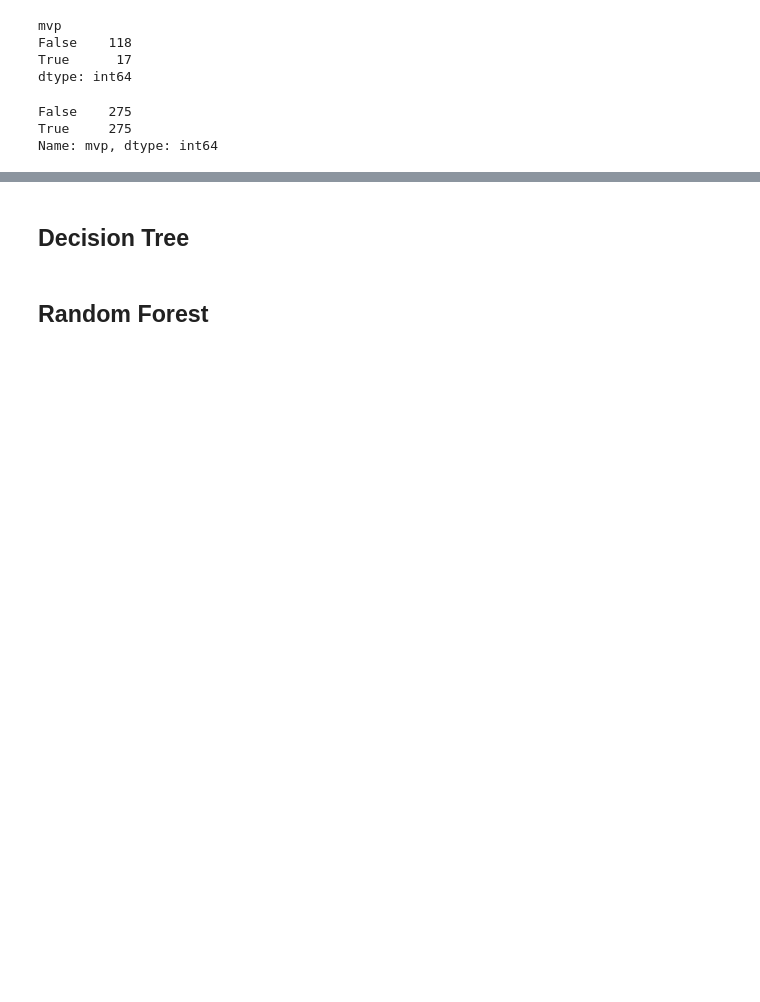
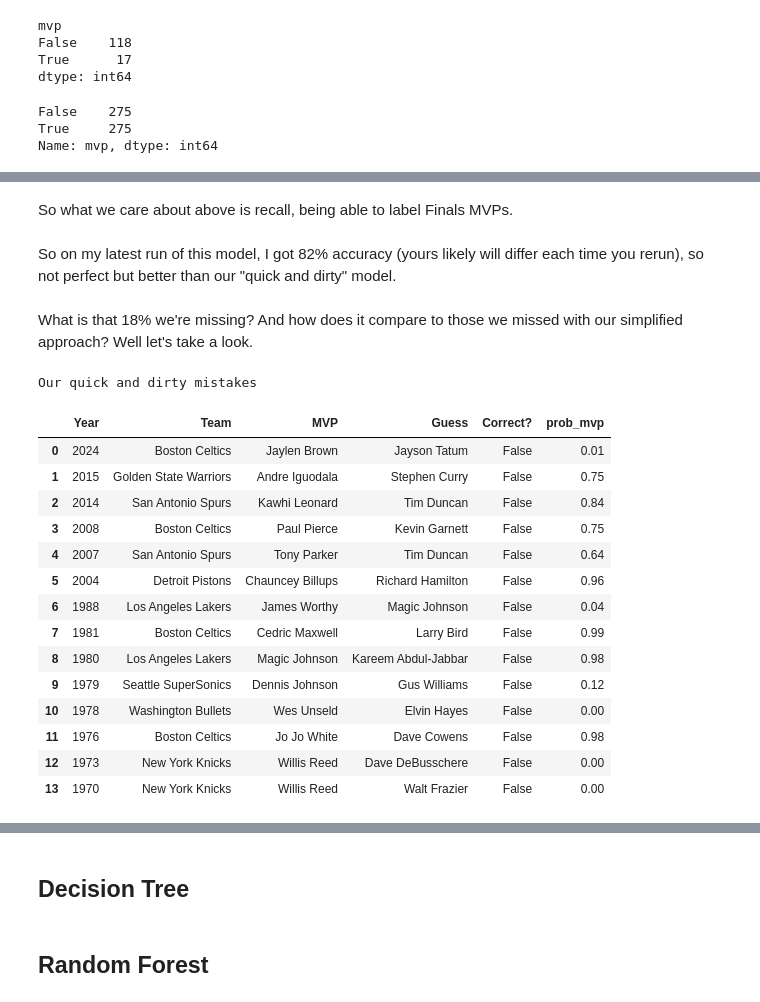
Before and after one commit to NFordUMass/finalsmvp, a Jupyter notebook: finalsmvp.ipynb, the cells around one changed output, grey strips where cells are left out. Saved outputs shown, nothing was run; the diff lists cells and outputs as text; code cells hidden in the pictures; blank space fills up the shorter version.

```diff
--- a/finalsmvp.ipynb
+++ b/finalsmvp.ipynb
@@ -292,0 +330,13 @@ dirty(FULL_DF['url'][55])
+# %%
+def control_trial(dirty_method):
+    y_pred = merged_table()['url'].apply(lambda x: dirty_method(x))
+    y_true = merged_table()[:-1][['Yr','Team','Player']]
+    y_true = y_true.rename(columns={'Yr': 'Year'})
+    y_true['Team'] = y_true['Team'].apply(lambda x: x[:x.find(" (")])
+    y_true['Guess'] = y_pred
+    y_true['Correct'] = y_true['Player'] == y_true['Guess']
+    return y_true
+# %%
+just_points_output = control_trial(just_points)
+ppg_trb_ast_output = control_trial(points_rebounds_assists)
+ppg_trb_ast_output.head(5)
@@ -322,12 +425,14 @@ kf.split(X)
+# %%
+logistic_classifier = LogisticRegression(max_iter=200)
+smote = SMOTE(sampling_strategy='minority')
+kf = KFold(n_splits=5, shuffle=True, random_state=42)
 # %%
-X = FULL_TOP_8.drop(['Year','Player','mvp'],axis=1)
-y = FULL_TOP_8['mvp']
-logistic_classifier = LogisticRegression(max_iter=500)
-smote = SMOTE(sampling_strategy='minority')
-kf = KFold(n_splits=5, shuffle=True, random_state=42)
+# just book-keeping how we collect results
 oof_predictions = np.zeros((X.shape[0], 2))
 oof_binary = np.zeros(X.shape[0])
 
+# ACTUAL MACHINE LEARNING
+# test_index is jumping from first 20%, to then 20% through 40%, etc.
 for train_index, test_index in kf.split(X):
     X_train, X_test = X.iloc[train_index], X.iloc[test_index]
     y_train, y_test = y.iloc[train_index], y.iloc[test_index]
@@ -342,7 +447,9 @@ for train_index, test_index in kf.split(X):
     oof_predictions[test_index] = logistic_classifier.predict_proba(X_test)
     oof_binary[test_index] = y_test
 
+# more book-keeping
 oof_df = pd.DataFrame(oof_predictions[:,1], columns=['prob_mvp']).round(2)
 output = pd.concat([FULL_TOP_8[['Year','Player','mvp']].reset_index(drop=True), oof_df], axis=1)
-# output[output['mvp']==True]
 final_predictions = oof_predictions[:,1].round(0)
+output['Guess'] = final_predictions
+output['Correct'] = final_predictions == output['mvp']
@@ -373,0 +490,31 @@ ValueError: Found input variables with inconsistent numbers of samples: [89, 448
+# %% [markdown]
+So what we care about above is recall, being able to label Finals MVPs. \
+\
+So on my latest run of this model, I got 82% accuracy (yours likely will differ each time you rerun), so not perfect but better than our "quick and dirty" model.
+# %% [markdown]
+What is that 18% we're missing?  And how does it compare to those we missed with our simplified approach? Well let's take a look.
+# %%
+print("Our quick and dirty mistakes")
+mistakes = ppg_trb_ast_output[ppg_trb_ast_output['Correct']== False]
+mistakes = pd.merge(mistakes, output, on=['Year','Player'], how='left')
+mistakes = mistakes.drop(columns=['Correct_y','Guess_y','mvp'])
+mistakes.columns = ['Year', 'Team', 'MVP', 'Guess', 'Correct?',
+       'prob_mvp']
+mistakes
+# %% [output]
+Our quick and dirty mistakes
+|  | Year | Team | MVP | Guess | Correct? | prob_mvp |
+| 0 | 2024 | Boston Celtics | Jaylen Brown | Jayson Tatum | False | 0.01 |
+| 1 | 2015 | Golden State Warriors | Andre Iguodala | Stephen Curry | False | 0.75 |
+| 2 | 2014 | San Antonio Spurs | Kawhi Leonard | Tim Duncan | False | 0.84 |
+| 3 | 2008 | Boston Celtics | Paul Pierce | Kevin Garnett | False | 0.75 |
+| 4 | 2007 | San Antonio Spurs | Tony Parker | Tim Duncan | False | 0.64 |
+| 5 | 2004 | Detroit Pistons | Chauncey Billups | Richard Hamilton | False | 0.96 |
+| 6 | 1988 | Los Angeles Lakers | James Worthy | Magic Johnson | False | 0.04 |
+| 7 | 1981 | Boston Celtics | Cedric Maxwell | Larry Bird | False | 0.99 |
+| 8 | 1980 | Los Angeles Lakers | Magic Johnson | Kareem Abdul-Jabbar | False | 0.98 |
+| 9 | 1979 | Seattle SuperSonics | Dennis Johnson | Gus Williams | False | 0.12 |
+| 10 | 1978 | Washington Bullets | Wes Unseld | Elvin Hayes | False | 0.00 |
+| 11 | 1976 | Boston Celtics | Jo Jo White | Dave Cowens | False | 0.98 |
+| 12 | 1973 | New York Knicks | Willis Reed | Dave DeBusschere | False | 0.00 |
+| 13 | 1970 | New York Knicks | Willis Reed | Walt Frazier | False | 0.00 |
```
Also changed, not shown: parts of 39 cells of this notebook, 4 other files.
